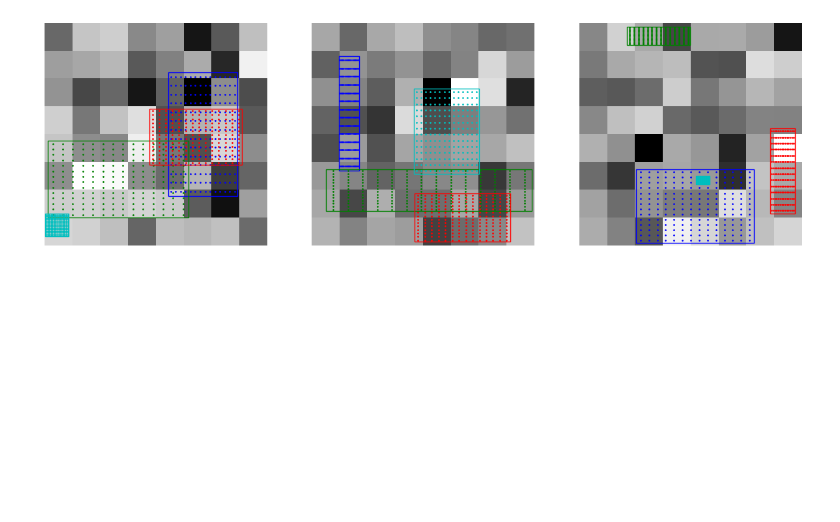
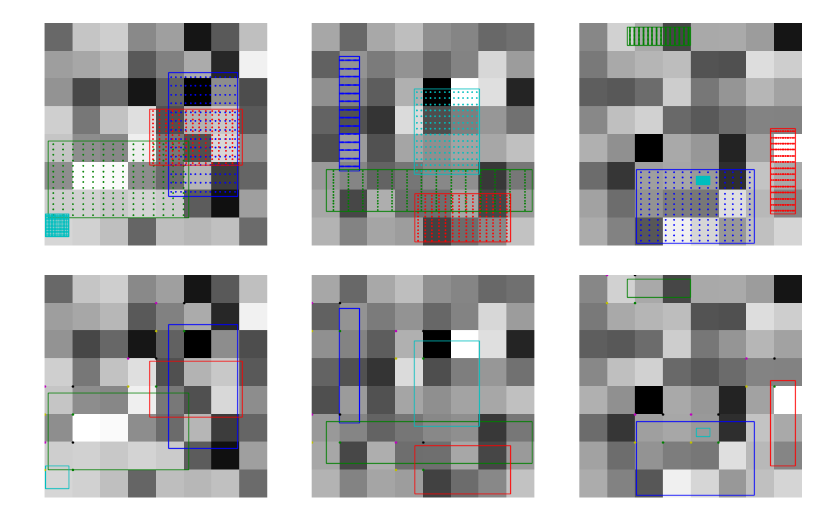
Before and after one commit to DaveS24/RoofSpotter, a Jupyter notebook: testing/alignments.ipynb, the cells around one changed output. Cells and saved outputs as stored; diff of their text form; code cells hidden in the pictures; blank space fills up the shorter version.

Commit message:
Add neighbor-point finding in alignments.ipynb

```diff
--- a/testing/alignments.ipynb
+++ b/testing/alignments.ipynb
@@ -114,11 +114,11 @@ tf.Tensor(
  [5.1534834  6.7034545  7.806874   5.320558  ]
  [7.8142643  0.75913423 6.74371    5.785279  ]], shape=(3, 4), dtype=float32)
 # %%
-line_x = tf.linspace(start_x, end_x, 14, axis=-1)
-line_y = tf.linspace(start_y, end_y, 14, axis=-1)
+sampling_x = tf.linspace(start_x, end_x, 14, axis=-1)
+sampling_y = tf.linspace(start_y, end_y, 14, axis=-1)
 
-print(line_x)
-print(line_y)
+print(sampling_x)
+print(sampling_y)
 # %% [output]
 tf.Tensor(
 [[[4.5317445  4.7086077  4.885471   5.0623345  5.2391977  5.416061
@@ -181,7 +181,7 @@ for batch in range(3):
         color = DEFAULT_COLORS[i % len(DEFAULT_COLORS)]
 
         axes[batch].add_patch(plt.Rectangle((x1, y1), x2 - x1, y2 - y1, fill=False, edgecolor=color, lw=1))
-        axes[batch].scatter(line_x[batch, i] + fm_offset, line_y[batch, i] + fm_offset, c=color, s=1)
+        axes[batch].scatter(sampling_points[batch, i, :, 0] + fm_offset, sampling_points[batch, i, :, 1] + fm_offset, c=color, s=1)
 
 for ax in axes:
     ax.axis('off')
@@ -189,3 +189,31 @@ for ax in axes:
 plt.show()
 # %% [output]
 [figure]
+# %%
+f_11 = tf.stack([tf.math.floor(sampling_points[..., 0]), tf.math.floor(sampling_points[..., 1])], axis=-1)
+f_12 = tf.stack([tf.math.floor(sampling_points[..., 0]), tf.math.ceil(sampling_points[..., 1])], axis=-1)
+f_21 = tf.stack([tf.math.ceil(sampling_points[..., 0]), tf.math.floor(sampling_points[..., 1])], axis=-1)
+f_22 = tf.stack([tf.math.ceil(sampling_points[..., 0]), tf.math.ceil(sampling_points[..., 1])], axis=-1)
+# %%
+fig, axes = plt.subplots(1, 3, figsize=(15, 5))
+
+for batch in range(3):
+    axes[batch].imshow(np.mean(feature_maps[batch], axis=-1), cmap='gray')
+
+    for i, roi in enumerate(roi_boxes[batch]):
+        x1, y1, x2, y2 = roi
+        x1, y1, x2, y2 = x1 + fm_offset, y1 + fm_offset, x2 + fm_offset, y2 + fm_offset
+        color = DEFAULT_COLORS[i % len(DEFAULT_COLORS)]
+
+        axes[batch].add_patch(plt.Rectangle((x1, y1), x2 - x1, y2 - y1, fill=False, edgecolor=color, lw=1))
+        axes[batch].scatter(f_11[batch, i, 0, 0] + fm_offset, f_11[batch, i, 0, 1] + fm_offset, c='m', s=3)
+        axes[batch].scatter(f_12[batch, i, 0, 0] + fm_offset, f_12[batch, i, 0, 1] + fm_offset, c='y', s=3)
+        axes[batch].scatter(f_21[batch, i, 0, 0] + fm_offset, f_21[batch, i, 0, 1] + fm_offset, c='k', s=3)
+        axes[batch].scatter(f_22[batch, i, 0, 0] + fm_offset, f_22[batch, i, 0, 1] + fm_offset, c='g', s=3)
+
+for ax in axes:
+    ax.axis('off')
+
+plt.show()
+# %% [output]
+[figure, added]
```
Also changed, not shown: parts of 1 cell of this notebook, 2 other files.
